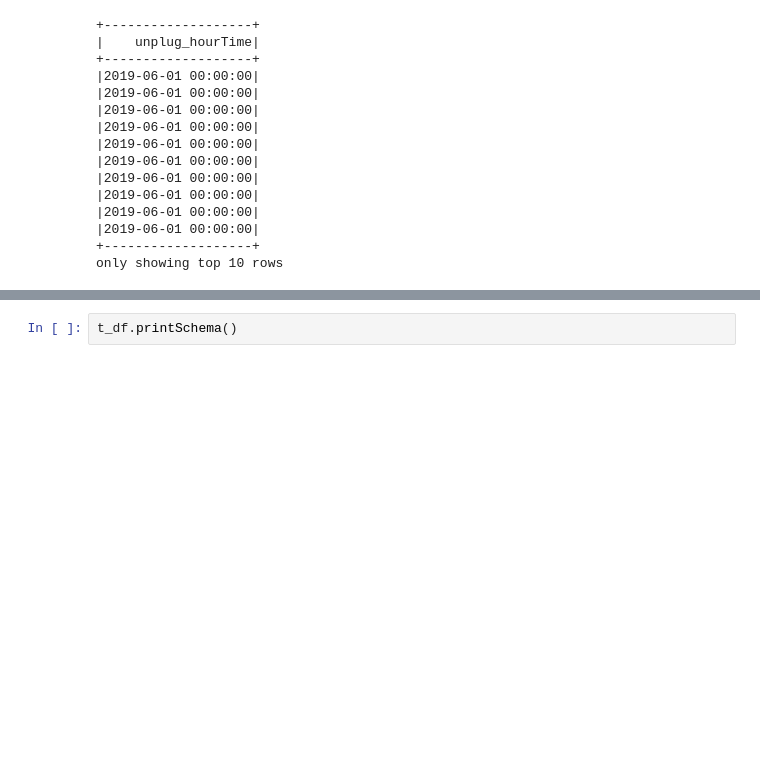
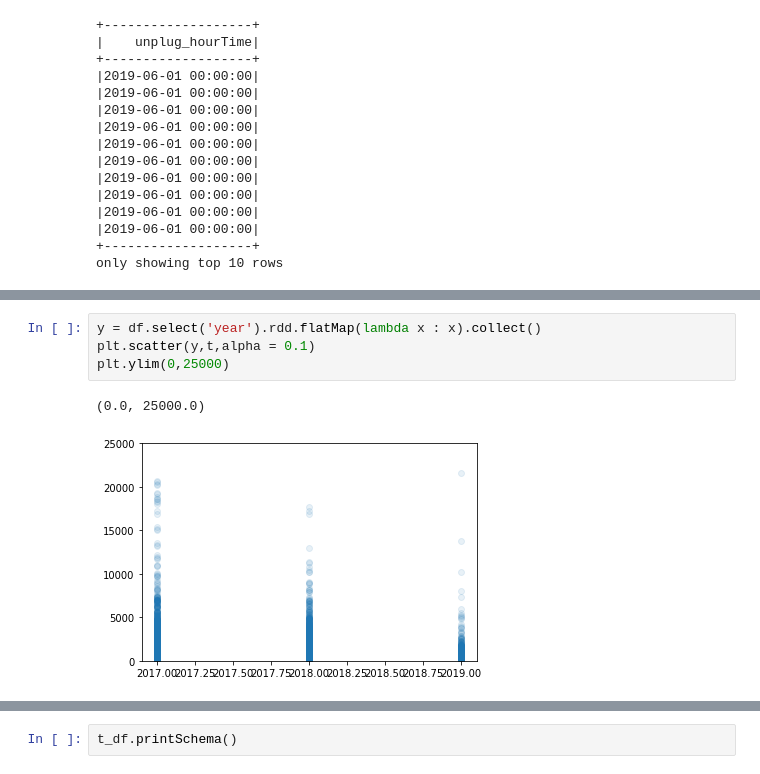
Before and after one commit to PabloSaurina/PracticaSpark, a Jupyter notebook: LinearRegression.ipynb, the cells around one changed output, grey strips where cells are left out. Drawn from its saved outputs; the diff is of its cells as text; blank space fills up the shorter version.

```diff
--- a/LinearRegression.ipynb
+++ b/LinearRegression.ipynb
@@ -191,0 +401,7 @@ df.columns
+# %%
+y = df.select('year').rdd.flatMap(lambda x : x).collect()
+plt.scatter(y,t,alpha = 0.1)
+plt.ylim(0,25000)
+# %% [output]
+(0.0, 25000.0)
+[figure, added]
```
Also changed, not shown: parts of 38 cells of this notebook.
